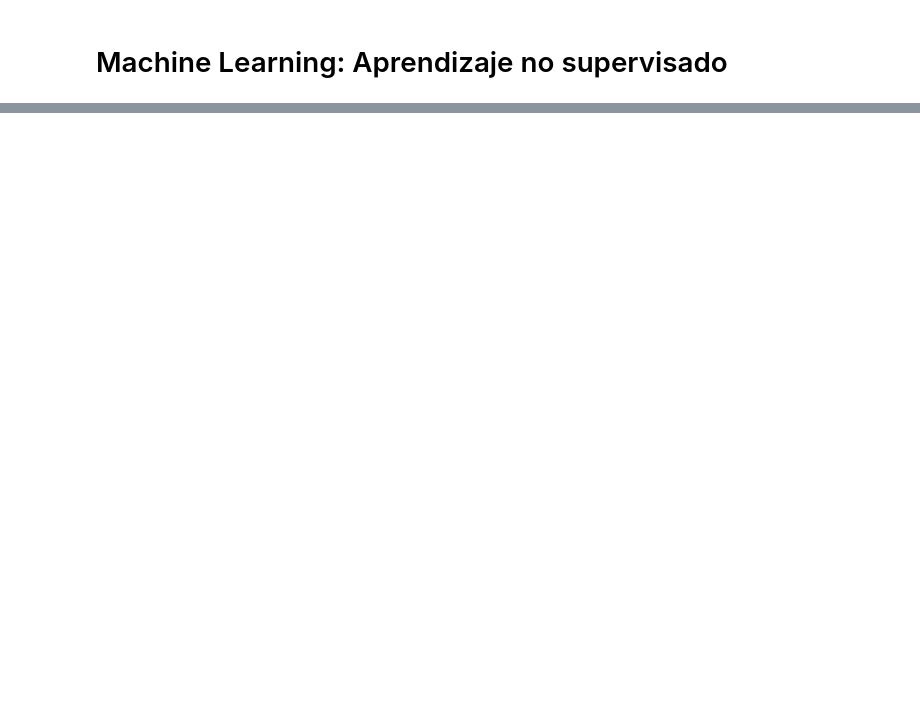
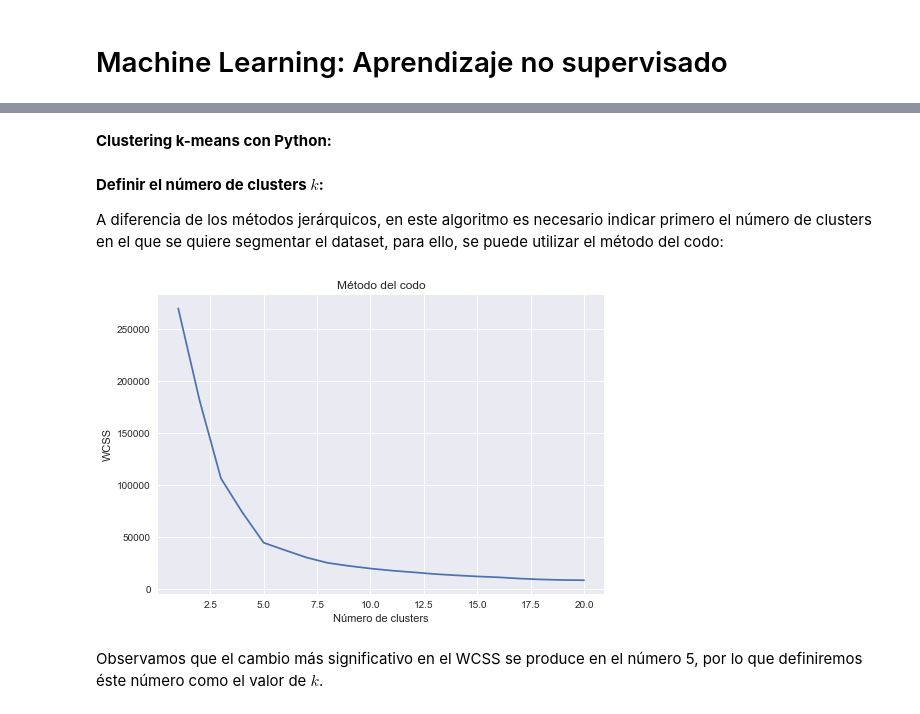
Before and after one commit to gmachinromero/course_kschool_ds_master, a Jupyter notebook: _05_python_machine_learning/_05_02_aprendizaje_no_supervisado.ipynb, the cells around one changed output, grey strips where cells are left out. Drawn from its saved outputs; the diff is of its cells as text; code cells hidden in the pictures; blank space fills up the shorter version.

```diff
--- a/_05_python_machine_learning/_05_02_aprendizaje_no_supervisado.ipynb
+++ b/_05_python_machine_learning/_05_02_aprendizaje_no_supervisado.ipynb
@@ -32,0 +236,53 @@ Los tipos de algoritmo más habituales en aprendizaje no supervisado son:
+# %% [markdown]
+**Clustering k-means con Python:**
+# %%
+# Importamos librerias
+import pandas as pd
+import numpy as np
+
+from sklearn.cluster import KMeans
+
+import matplotlib.pyplot as plt
+from matplotlib import style
+style.use("seaborn")
+# %%
+## Cargamos el fichero de trabajo
+path = "../_data/_shopping_data/shopping_data.csv"
+df_shopping = pd.read_csv(path)
+
+# Nos quedamos solo con aquellas variables con información relativas a los ingresos y al score
+X = df_shopping[['Annual_Income_k', 'Spending_Score']]
+# %% [markdown]
+**Definir el número de clusters $k$:**
+
+A diferencia de los métodos jerárquicos, en este algoritmo es necesario indicar primero el número de clusters en el que se quiere segmentar el dataset, para ello, se puede utilizar el método del codo:
+# %%
+# Definimos un array vacío donde iremos incluyendo todas las inercias del método
+wcss = []
+
+# Obtenemos la incercia del modelo para los valores de k de 1 a 20.
+for i in range(1,21):
+    kmeans = KMeans(
+        n_clusters = i,
+        init = 'k-means++',        # Realiza un estudio preliminar para definir los mejores centroides iniciales
+        max_iter = 300,            # Número máximo de iteraciones del proceso
+        n_init = 10                # Número de veces que se repite el algoritmo con centroides iniciales diferentes
+    )
+
+    # Ajustamos el algoritmo al dataset
+    kmeans.fit(X)
+
+    # Apendeamos todas las inercias en el array inicial
+    wcss.append(kmeans.inertia_)   # inertia_: sum of squared distances of samples to their closest cluster center
+
+
+# Graficamos el método del codo
+plt.plot(range(1,21), wcss)
+plt.title('Método del codo')
+plt.xlabel('Número de clusters')
+plt.ylabel('WCSS')
+plt.show()
+# %% [output]
+[figure, added]
+# %% [markdown]
+Observamos que el cambio más significativo en el WCSS se produce en el número 5, por lo que definiremos éste número como el valor de $k$.
```
Also changed, not shown: parts of 28 cells of this notebook.
